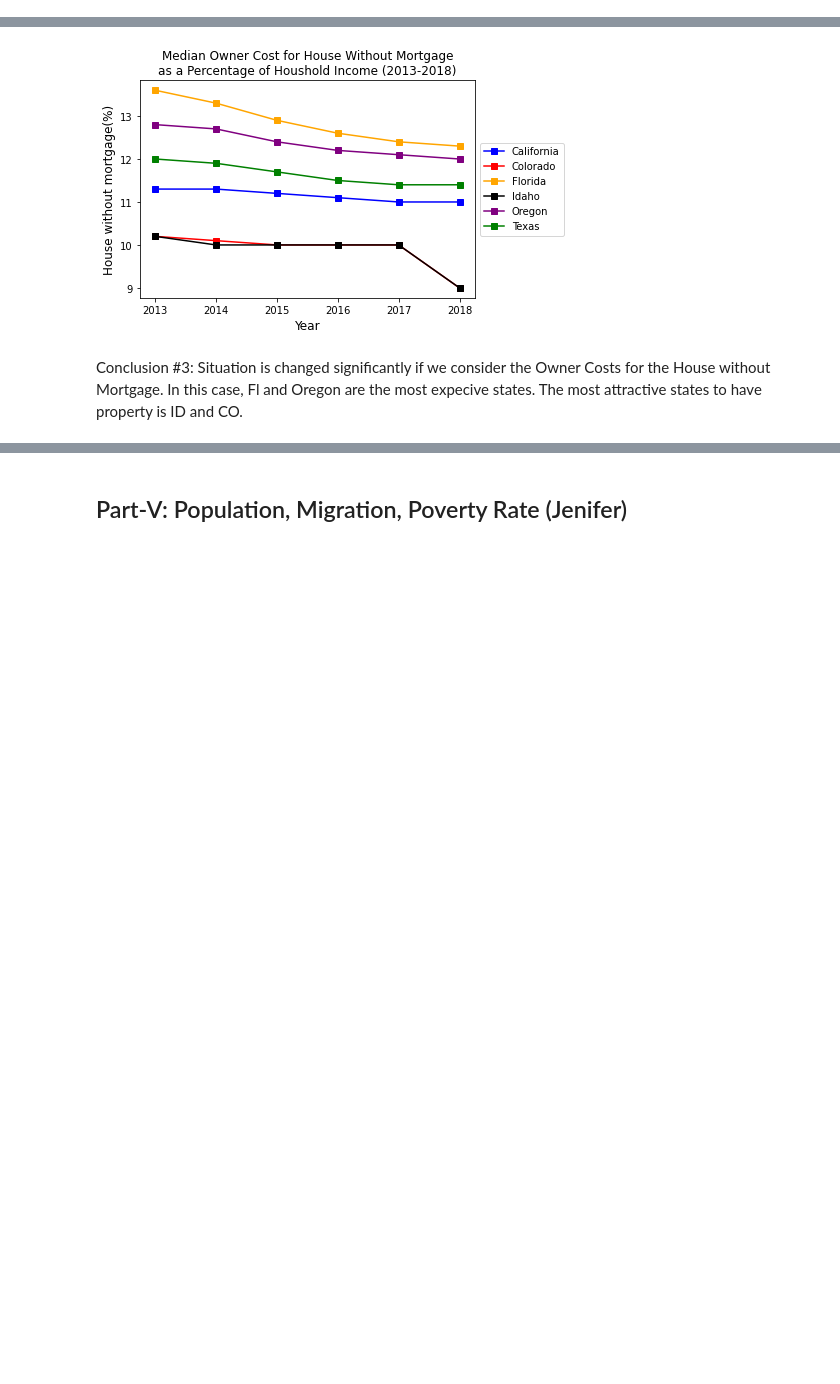
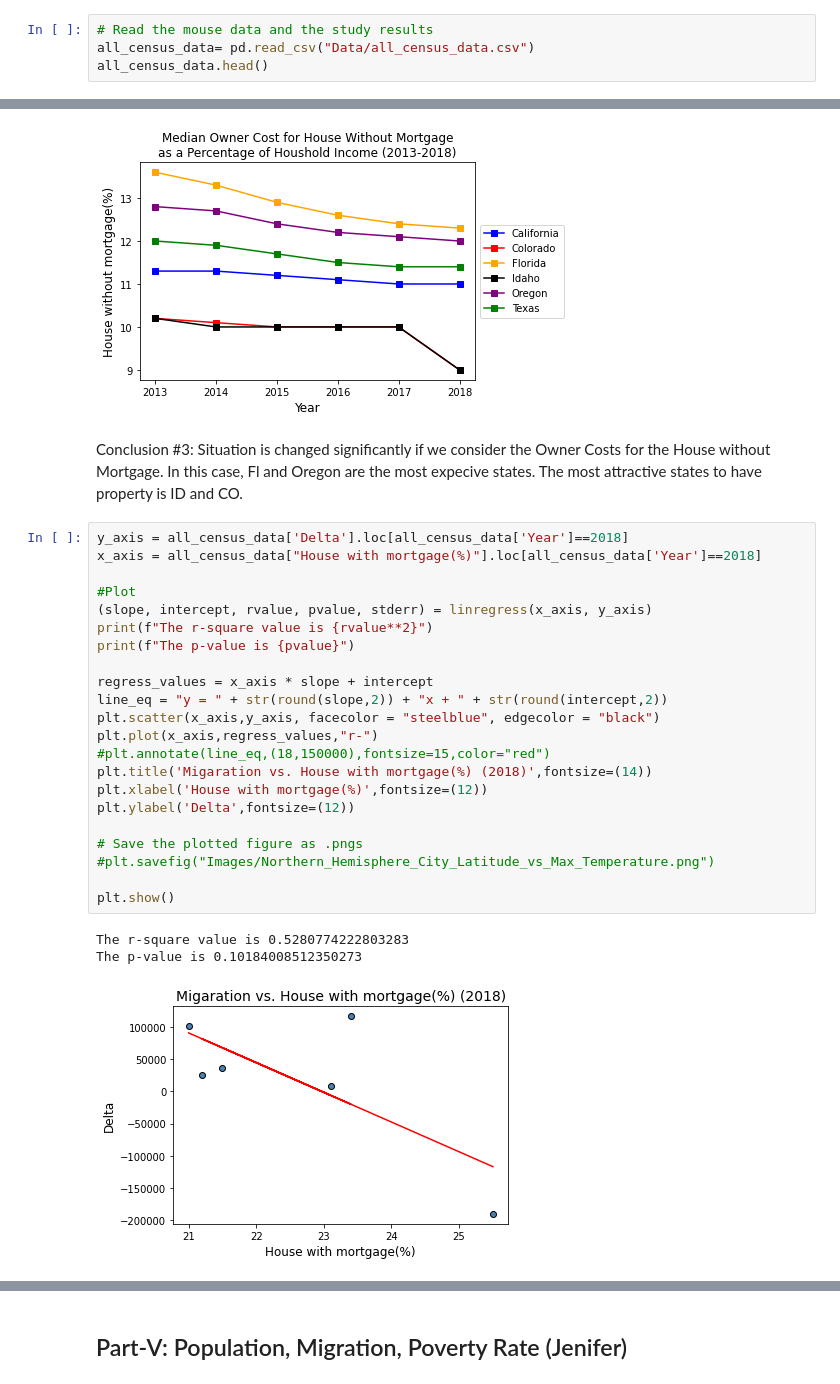
Before and after one commit to J3N1/UCI-Project-1-Team7, a Jupyter notebook: final_script.ipynb, the cells around one changed output, grey strips where cells are left out. Cells and saved outputs as stored; diff of their text form; blank space fills up the shorter version.

Commit message:
separation of data collection

```diff
--- a/final_script.ipynb
+++ b/final_script.ipynb
@@ -187,0 +13,4 @@ all_census_data.to_csv("Data/all_census_data.csv",index=False)
+# %%
+# Read the mouse data and the study results
+all_census_data= pd.read_csv("Data/all_census_data.csv")
+all_census_data.head()
@@ -963,3 +800,29 @@ plt.show()
 Conclusion #3: Situation is changed significantly if we consider the Owner Costs for the House without Mortgage.
 In this case, Fl and Oregon are the most expecive states.
 The most attractive states to have property is ID and CO.
+# %%
+y_axis = all_census_data['Delta'].loc[all_census_data['Year']==2018]
+x_axis = all_census_data["House with mortgage(%)"].loc[all_census_data['Year']==2018]
+
+#Plot
+(slope, intercept, rvalue, pvalue, stderr) = linregress(x_axis, y_axis)
+print(f"The r-square value is {rvalue**2}")
+print(f"The p-value is {pvalue}")
+
+regress_values = x_axis * slope + intercept
+line_eq = "y = " + str(round(slope,2)) + "x + " + str(round(intercept,2))
+plt.scatter(x_axis,y_axis, facecolor = "steelblue", edgecolor = "black")
+plt.plot(x_axis,regress_values,"r-")
+#plt.annotate(line_eq,(18,150000),fontsize=15,color="red")
+plt.title('Migaration vs. House with mortgage(%) (2018)',fontsize=(14))
+plt.xlabel('House with mortgage(%)',fontsize=(12))
+plt.ylabel('Delta',fontsize=(12))
+
+# Save the plotted figure as .pngs
+#plt.savefig("Images/Northern_Hemisphere_City_Latitude_vs_Max_Temperature.png")
+
+plt.show()
+# %% [output]
+The r-square value is 0.5280774222803283
+The p-value is 0.10184008512350273
+[figure, added]
```
Also changed, not shown: parts of 14 cells of this notebook, 1 other file.
